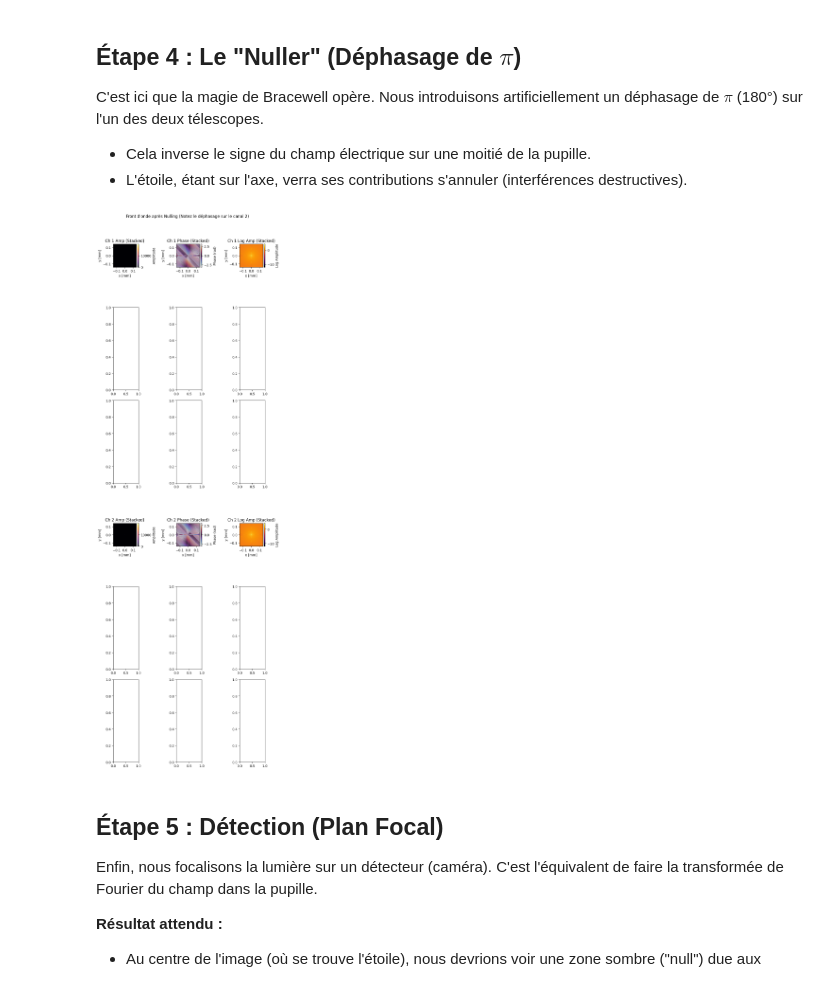
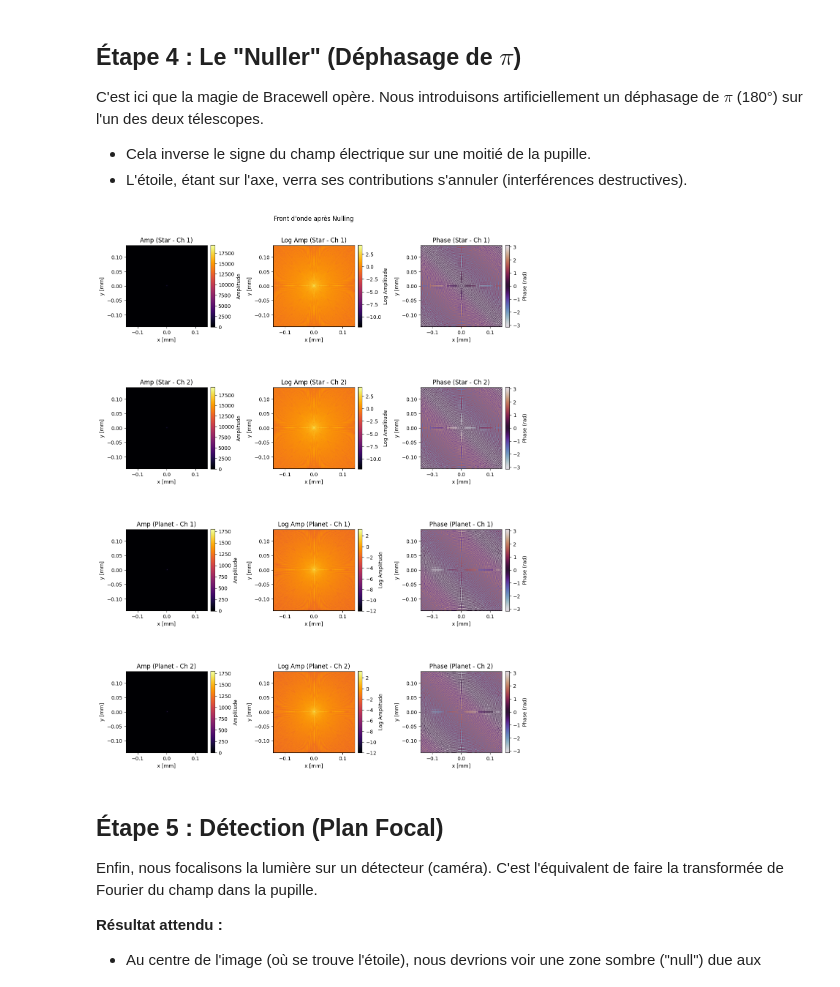
Before and after one commit to VForiel/HELIOS, a Jupyter notebook: tests.ipynb, the cells around one changed output. Cells and saved outputs as stored; diff of their text form; code cells hidden in the pictures.

```diff
--- a/tests.ipynb
+++ b/tests.ipynb
@@ -138,36 +138,36 @@ class BracewellPhaseShifter(Layer):
             # Cas WavefrontArray : on déphase le deuxième télescope
             if len(wf) > 1:
                 wf[1].field *= np.exp(1j * np.pi)
         else:
             # Cas Wavefront unique (Legacy) : moitié droite
             # Gestion du champ 3D (samples, size, size) ou 2D (size, size)
             if wf.field.ndim == 3:
                 samples, h, w = wf.field.shape
                 wf.field[:, :, w//2:] *= np.exp(1j * np.pi)
             else:
                 h, w = wf.field.shape
                 wf.field[:, w//2:] *= np.exp(1j * np.pi)
 
         return wf
 
 nuller = BracewellPhaseShifter(name="Pi Shifter")
 wf_nulled = nuller.process(wf, ctx)
 
 # Visualisation après le Nuller
 is_array_viz = False
 if hasattr(helios, 'WavefrontArray') and isinstance(wf_nulled, helios.WavefrontArray):
     is_array_viz = True
 elif hasattr(helios.core.simulation, 'WavefrontArray') and isinstance(wf_nulled, helios.core.simulation.WavefrontArray):
     is_array_viz = True
 
 if is_array_viz:
-    wf_nulled.plot(title="Front d'onde après Nulling (Notez le déphasage sur le canal 2)", stack_method=np.sum)
+    wf_nulled.plot(title="Front d'onde après Nulling")
 else:
     # Pour Wavefront unique, on utilise plot avec stack_method
-    wf_nulled.plot(title="Front d'onde après Nulling (Stacked)", stack_method=np.sum)
+    wf_nulled.plot(title="Front d'onde après Nulling")
     plt.show()
 # %% [output]
-[figure, old version]
+[figure, new version]
 # %% [markdown]
 ## Étape 5 : Détection (Plan Focal)
 
```
Also changed, not shown: parts of 4 cells of this notebook, 47 other files.
